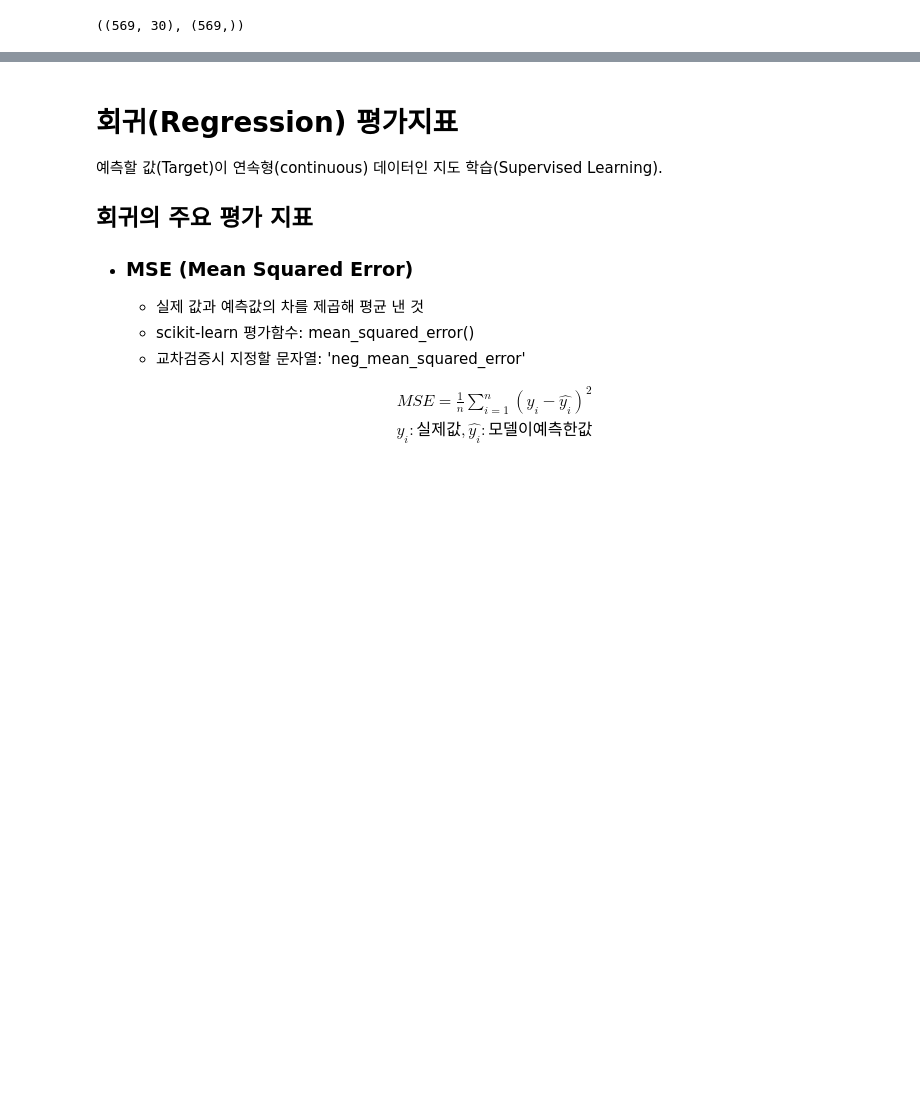
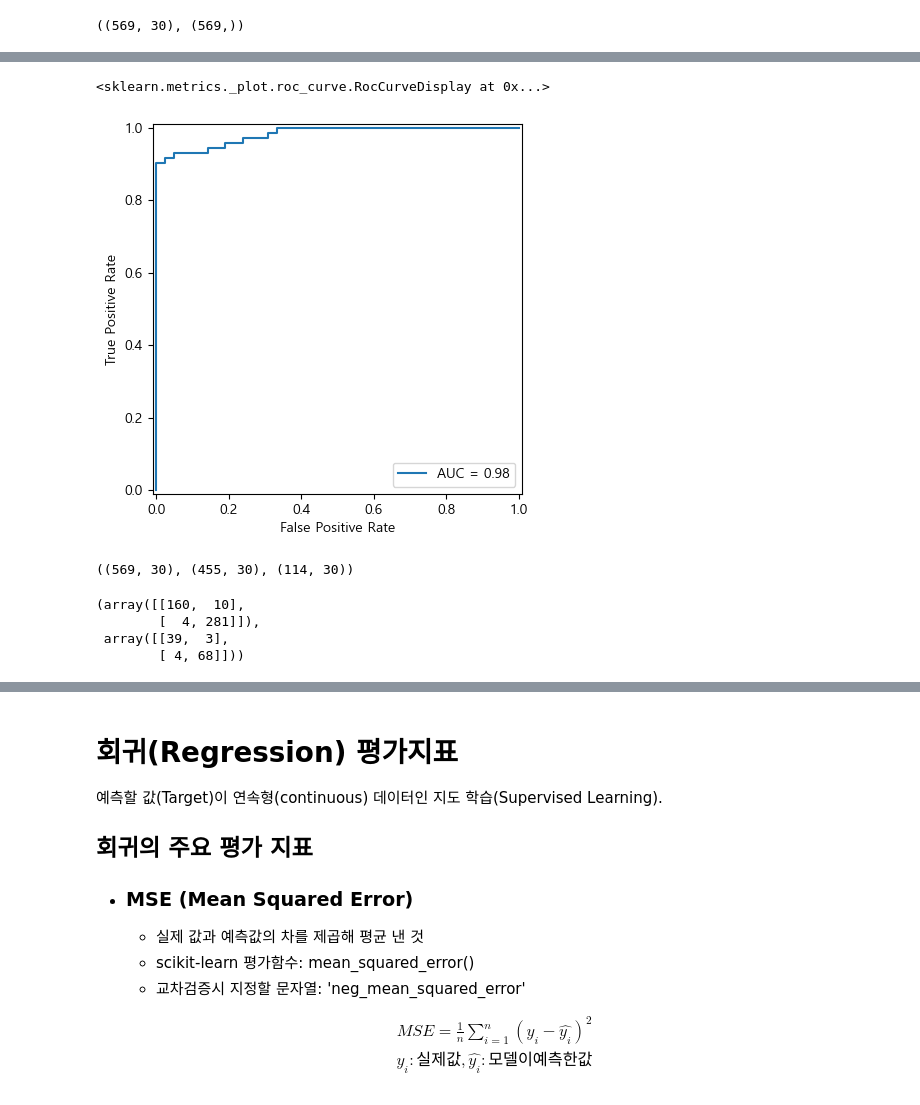
Before and after one commit to Wjaehyun/SKN21, a Jupyter notebook: 06_machine_learning/05_평가지표.ipynb, the cells around one changed output, grey strips where cells are left out. Cells and saved outputs as stored; diff of their text form; code cells hidden in the pictures; blank space fills up the shorter version.

```diff
--- a/06_machine_learning/05_평가지표.ipynb
+++ b/06_machine_learning/05_평가지표.ipynb
@@ -1002,0 +1166,10 @@ X.shape, y.shape
+# %%
+fpr, recall , t = roc_curve(y_test, pred_test_proba)
+disp_roc = RocCurveDisplay(fpr=fpr, tpr=recall, roc_auc=roc_auc)
+
+disp_roc.plot() # FPR 음성인 것 중 틀린 것(낮을 수록 좋다)
+# 음성과 양성에 대해 성능이 좋다.
+# thresholds 를 변경하여 보기 때문에 모델의 일반적인 성능을 보는 것(정확도 등 보다)
+# %% [output]
+<sklearn.metrics._plot.roc_curve.RocCurveDisplay at 0x...>
+[figure, added]
@@ -1002,0 +1186,29 @@ X.shape, y.shape
+# %%
+from sklearn.model_selection import train_test_split
+
+X_train, X_test, y_train, y_test = train_test_split(
+    X, y, # 여기까지만 해도 나눠진다.
+    test_size= 0.2, # default = 0.25
+    stratify=y, # 0, 1 클래스 분포 비율 설정
+    random_state=0 # 어떻게 나눠지느냐.
+)
+
+X.shape, X_train.shape, X_test.shape
+# %% [output]
+((569, 30), (455, 30), (114, 30))
+# %%
+from sklearn.ensemble import RandomForestClassifier
+
+rfc = RandomForestClassifier(n_estimators=200, max_depth=2, random_state=0)
+rfc.fit(X_train, y_train)
+
+pred_train_rfc = rfc.predict(X_train)
+pred_test_rfc =  rfc.predict(X_test)
+
+# cm_train_rfc = confusion_matrix(y_train, pred_train_rfc)
+# cm_test_rfc = confusion_matrix(y_test, pred_test_rfc)
+# %% [output]
+(array([[160,  10],
+        [  4, 281]]),
+ array([[39,  3],
+        [ 4, 68]]))
```
Also changed, not shown: parts of 70 cells of this notebook, 1 other file.
